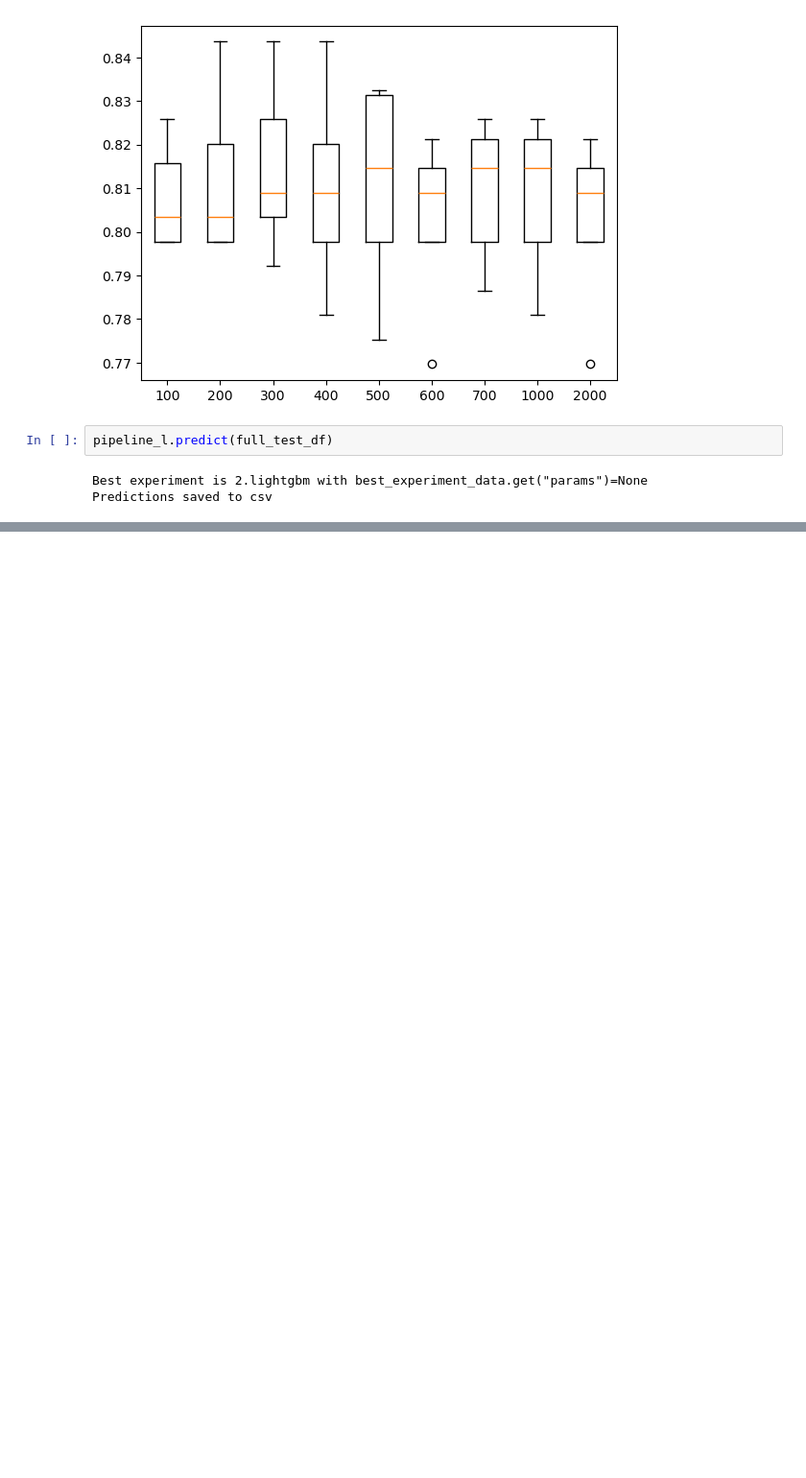
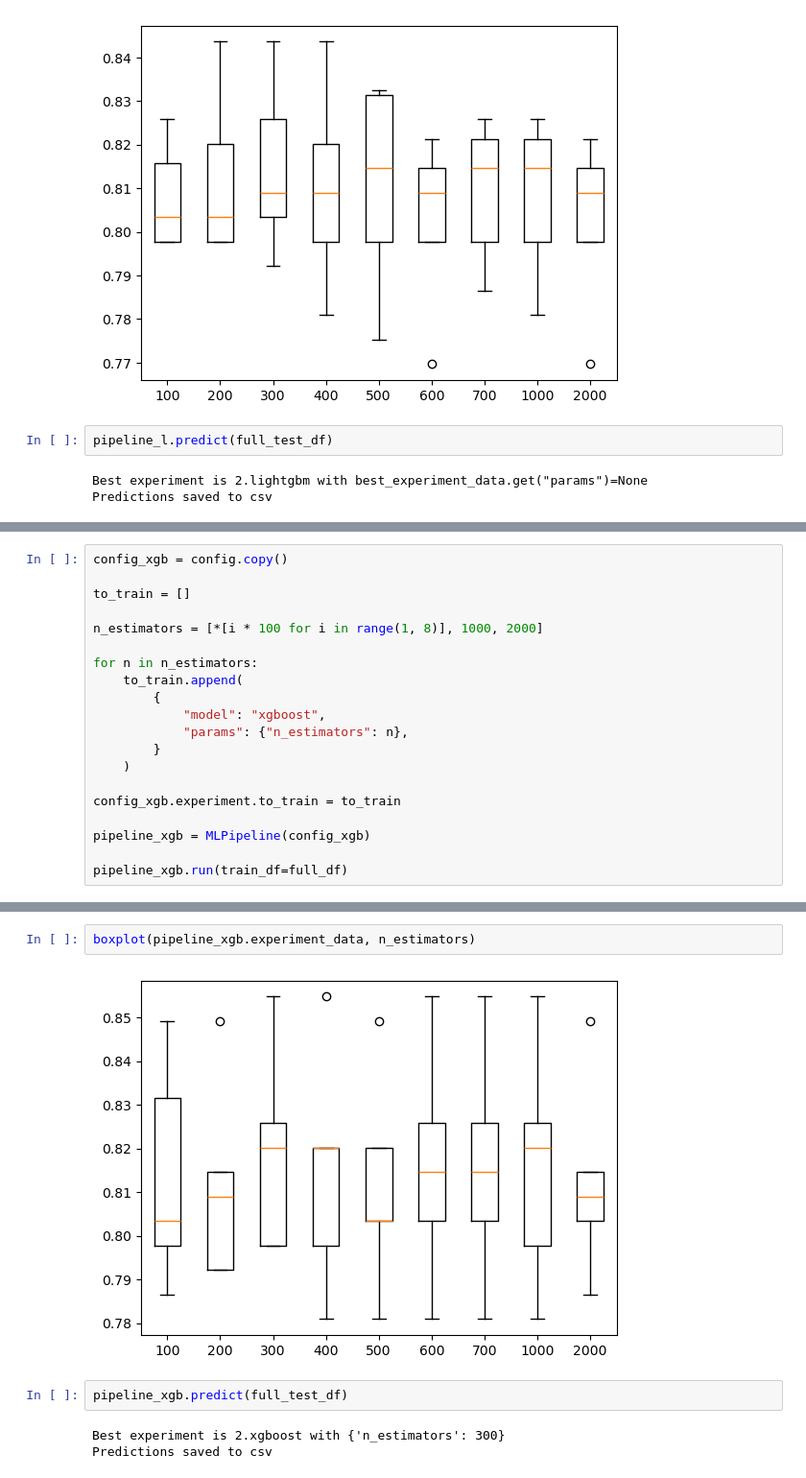
Before and after one commit to AndreyZhartun/titanic, a Jupyter notebook: notebook_main.ipynb, the cells around one changed output, grey strips where cells are left out. Shown at 96% size. Cells and saved outputs as stored; diff of their text form; blank space fills up the shorter version.

```diff
--- a/notebook_main.ipynb
+++ b/notebook_main.ipynb
@@ -398,0 +449,20 @@ Predictions saved to csv
+# %%
+config_xgb = config.copy()
+
+to_train = []
+
+n_estimators = [*[i * 100 for i in range(1, 8)], 1000, 2000]
+
+for n in n_estimators:
+    to_train.append(
+        {
+            "model": "xgboost",
+            "params": {"n_estimators": n},
+        }
+    )
+
+config_xgb.experiment.to_train = to_train
+
+pipeline_xgb = MLPipeline(config_xgb)
+
+pipeline_xgb.run(train_df=full_df)
@@ -398,0 +539,9 @@ Predictions saved to csv
+# %%
+boxplot(pipeline_xgb.experiment_data, n_estimators)
+# %% [output]
+[figure, added]
+# %%
+pipeline_xgb.predict(full_test_df)
+# %% [output]
+Best experiment is 2.xgboost with {'n_estimators': 300}
+Predictions saved to csv
```
Also changed, not shown: parts of 10 cells of this notebook, 8 other files.
